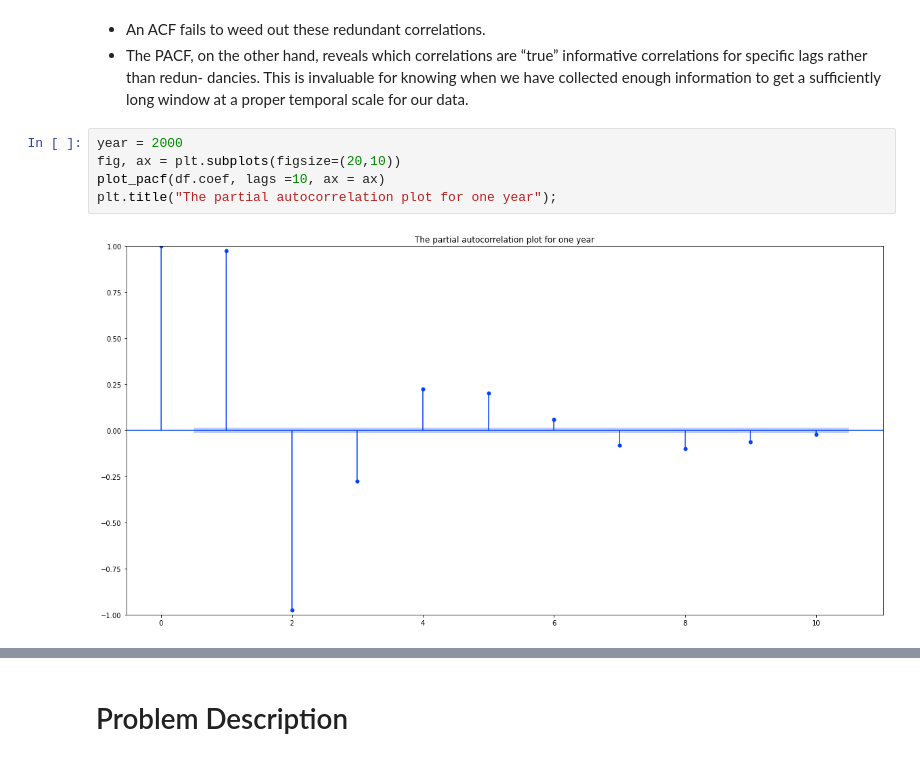
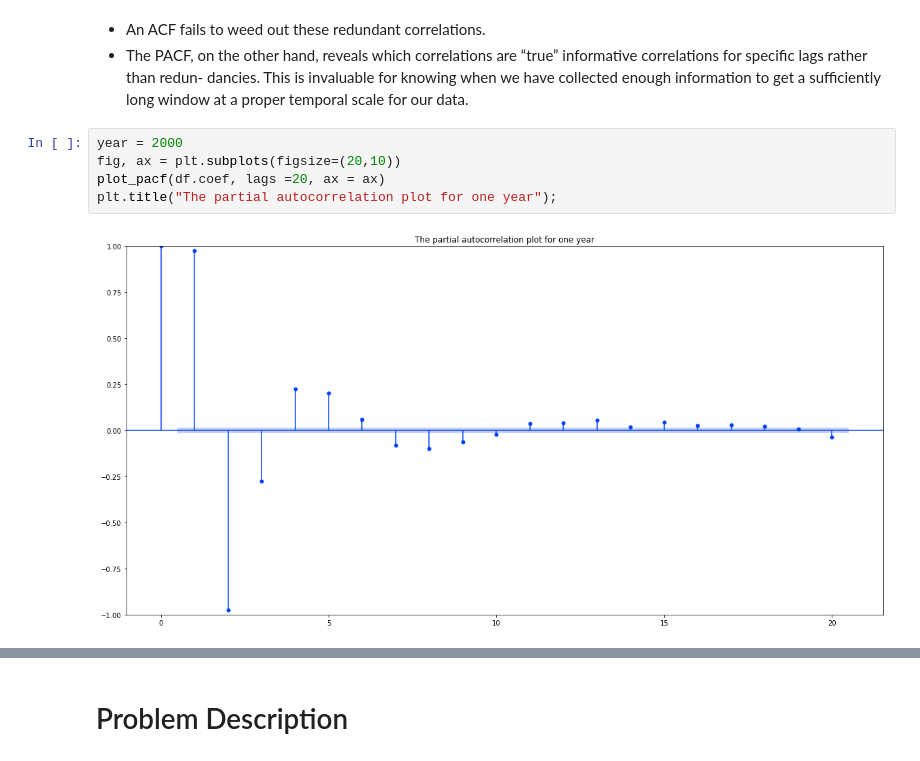
Before and after one commit to otmane-el-aloi/Prediction-of-tidal-coefficients, a Jupyter notebook: dataAnalysisOtmane.ipynb, the cells around one changed output, grey strips where cells are left out. Cells and saved outputs as stored; diff of their text form.

```diff
--- a/dataAnalysisOtmane.ipynb
+++ b/dataAnalysisOtmane.ipynb
@@ -349,7 +349,7 @@ Sine waves like those are a strong sign of seasonality in the dataset.
 # %%
 year = 2000
 fig, ax = plt.subplots(figsize=(20,10))
-plot_pacf(df.coef, lags =10, ax = ax)
+plot_pacf(df.coef, lags =20, ax = ax)
 plt.title("The partial autocorrelation plot for one year");
 # %% [output]
-[figure, old version]
+[figure, new version]
```
Also changed, not shown: parts of 20 cells of this notebook, 12 other files.
